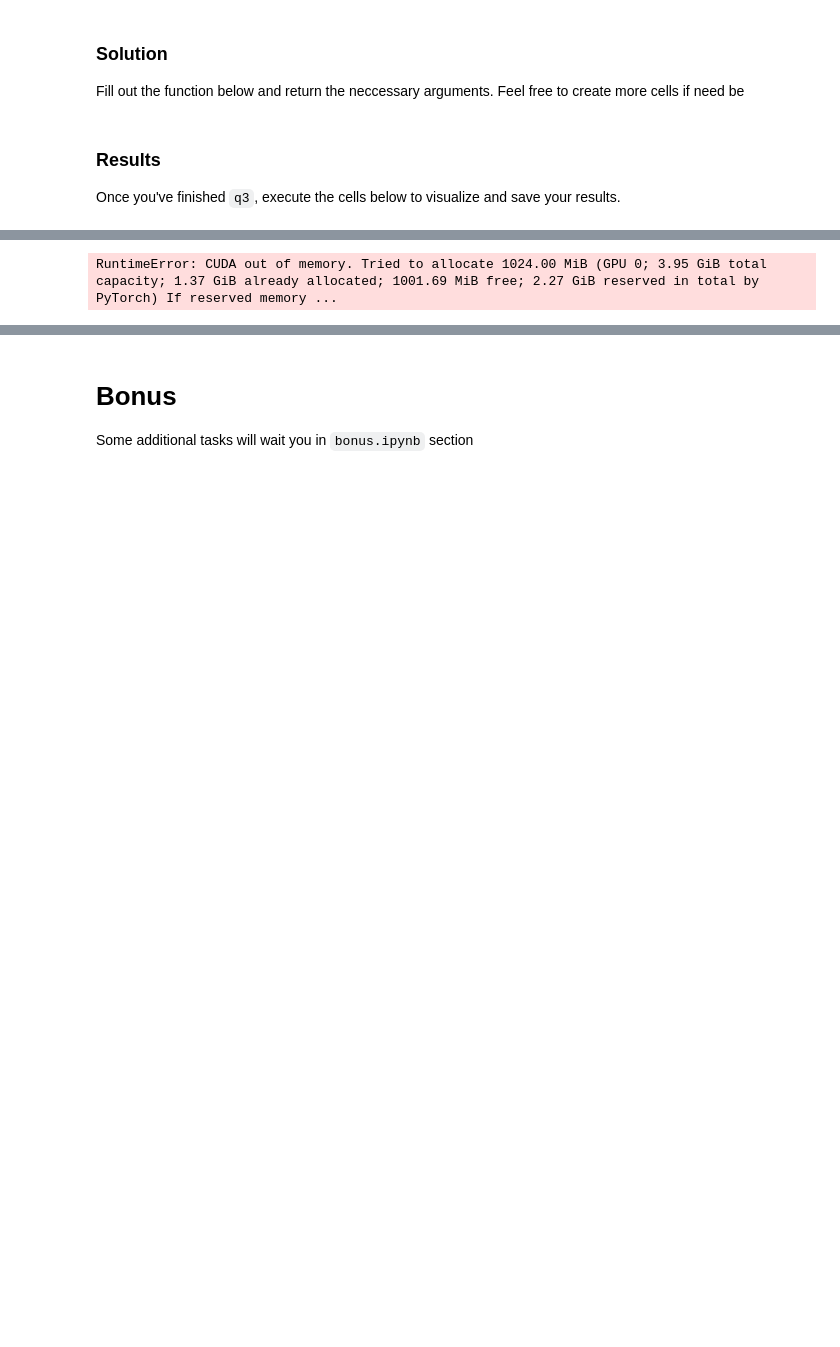
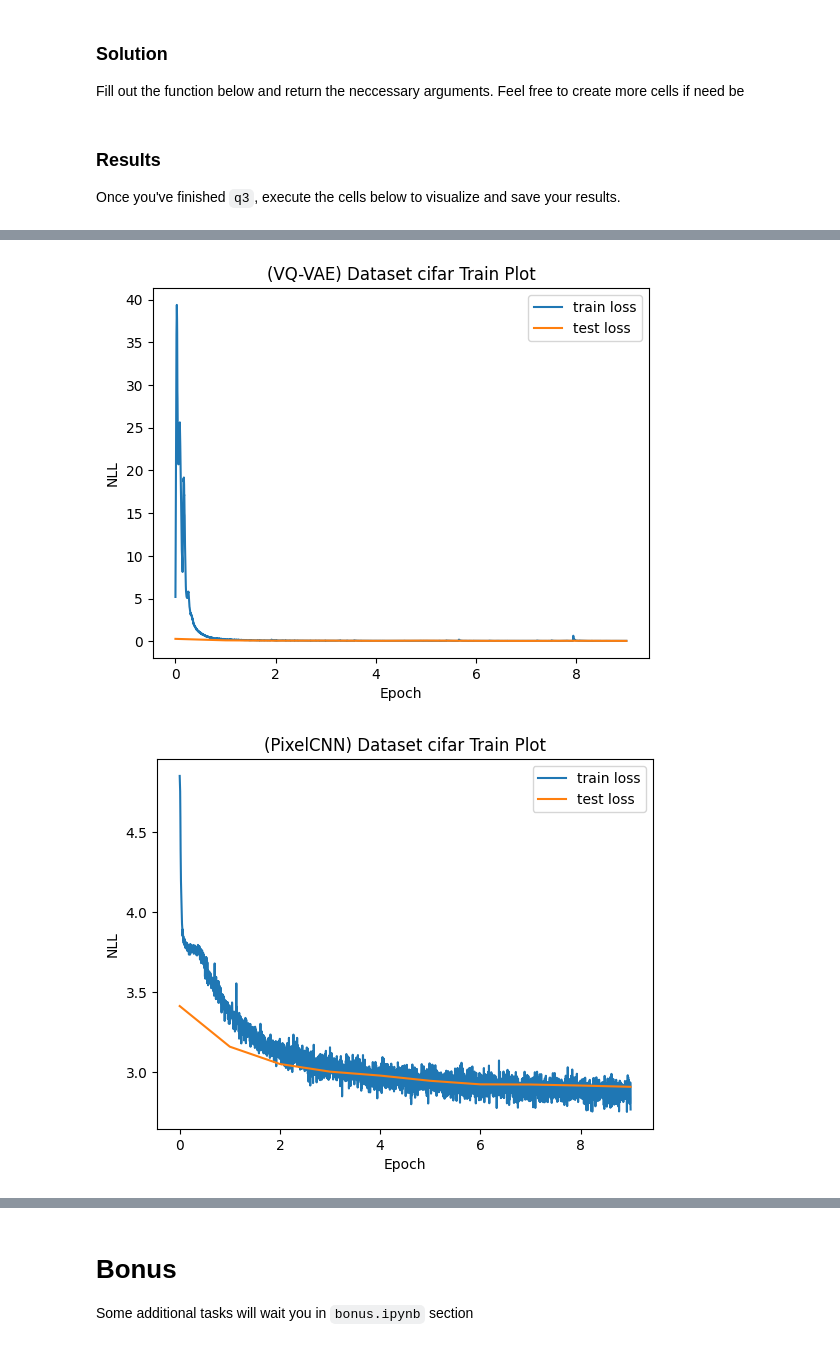
Before and after one commit to VashchilkoAV/Generative-Models-MIPT, a Jupyter notebook: module2-vae/vq-vae.ipynb, the cells around one changed output, grey strips where cells are left out. Cells and saved outputs as stored; diff of their text form; code cells hidden in the pictures; blank space fills up the shorter version.

```diff
--- a/module2-vae/vq-vae.ipynb
+++ b/module2-vae/vq-vae.ipynb
@@ -391,6 +400,27 @@ class MaskedConv2D(nn.Conv2d):
         for i in range(k // 2):
             self.mask[:, :, k // 2, i] = 1
         self.mask[:, :, k // 2, k // 2] = 1 if mask_type == 'B' else 0
+# %%
+def get_reconstructions(model, test_x):
+    with torch.no_grad():
+        recon, _, _ = model(torch.from_numpy(normalize(test_x)).permute(0, 3, 1, 2).to(model.device))
+    recon = restore(recon.cpu().permute(torch.argsort(torch.tensor([0, 3, 1, 2])).tolist()).numpy())
+
+    overall_samples = 2 * test_x.shape[0]
+    reconstructions = np.ndarray((overall_samples, 32, 32, 3))
+    indices = np.arange(0, overall_samples)
+    odd, even = indices[0::2], indices[1::2]
+    reconstructions[odd] = test_x
+    reconstructions[even] = recon
+
+    return reconstructions
+
+def get_samples(vqvae, pixelcnn, n_samples):
+    with torch.no_grad():
+        prior_samples = pixelcnn.sample(n_samples)
+        samples, _ = vqvae.decode(prior_samples)
+
+    return restore(samples.cpu().permute(torch.argsort(torch.tensor([0, 3, 1, 2])).tolist()).numpy())
 # %%
 def q3(train_data, test_data, dset_id):
     """
@@ -416,21 +446,16 @@ def q3(train_data, test_data, dset_id):
     train_loader = data.DataLoader(torch.from_numpy(normalize(train_data)).permute(0, 3, 1, 2), batch_size=128, shuffle=True) # permute
     test_loader = data.DataLoader(torch.from_numpy(normalize(test_data)).permute(0, 3, 1, 2), batch_size=128) # permute
     vqvae_trained, train_losses_vqvae, test_losses_vqvae = train_loop(vqvae, train_loader, test_loader,
-                                           epochs=1, lr=1e-3)
+                                           epochs=10, lr=1e-3)
 
     pixelcnn = PixelCNN(input_dim=K, device=device)
     pixelcnn_trained, train_losses_pixelcnn, test_losses_pixelcnn = train_loop(pixelcnn, train_loader, test_loader,
-                                        epochs=1, lr=1e-3, additional_model=vqvae_trained)
-    #train_losses = np.stack((train_losses['loss'], train_losses['recon_loss'], train_losses['vq_loss'], train_losses['commit_loss']), axis=1)
-    #test_losses = np.stack((test_losses['loss'], test_losses['recon_loss'], test_losses['vq_loss'], test_losses['commit_loss']), axis=1)
+                                        epochs=10, lr=1e-3, additional_model=vqvae_trained)
 
-    #samples = model.sample(100)
-    #reconstructions = get_reconstructions(model, test_data[:50])
-    #interpolations = get_interpolations(model, test_data[50:70])
-    #print(samples.shape, reconstructions.shape, interpolations.shape)
+    samples = get_samples(vqvae_trained, pixelcnn_trained, 100)
+    reconstructions = get_reconstructions(vqvae_trained, test_data[:50])
 
-    #return train_losses, test_losses, None, None, None, None
-    return train_losses_vqvae['loss'], test_losses_vqvae['loss'], train_losses_pixelcnn['loss'], test_losses_pixelcnn['loss'], None, None
+    return train_losses_vqvae['loss'], test_losses_vqvae['loss'], train_losses_pixelcnn['loss'], test_losses_pixelcnn['loss'], samples, reconstructions
 # %% [markdown]
 ### Results
 Once you've finished `q3`, execute the cells below to visualize and save your results.
@@ -460,15 +485,15 @@ def q3_results(dset_id, fn):
 
     vqvae_train_losses, vqvae_test_losses, pixelcnn_train_losses, pixelcnn_test_losses, \
         samples, reconstructions = fn(train_data, test_data, dset_id)
-    #samples, reconstructions = samples.astype('float32'), reconstructions.astype('float32')
+    samples, reconstructions = samples.astype('float32'), reconstructions.astype('float32')
     print(f'VQ-VAE Final Test Loss: {vqvae_test_losses[-1]:.4f}')
     print(f'PixelCNN Prior Final Test Loss: {pixelcnn_test_losses[-1]:.4f}')
     show_training_plot(vqvae_train_losses, vqvae_test_losses,
                            f'(VQ-VAE) Dataset {dset_id} Train Plot')
     show_training_plot(pixelcnn_train_losses, pixelcnn_test_losses,
                            f'(PixelCNN) Dataset {dset_id} Train Plot')
-    #show_samples(samples, title=f'{dset_id} samples')
-    #show_samples(reconstructions, title=f'{dset_id} Reconstructions')
+    show_samples(samples, title=f'{dset_id} samples')
+    show_samples(reconstructions, title=f'{dset_id} Reconstructions')
 
 
 q3_results('cifar', q3)
@@ -479 +519,2 @@ Epoch 0: test_loss=defaultdict(<class 'float'>, {'loss': 0.2876652941703796, 're
-RuntimeError: CUDA out of memory. Tried to allocate 1024.00 MiB (GPU 0; 3.95 GiB total capacity; 1.37 GiB already allocated; 1001.69 MiB free; 2.27 GiB reserved in total by PyTorch) If reserved memory ...
+[figure, added]
+[figure, added]
```
Also changed, not shown: parts of 9 cells of this notebook.
